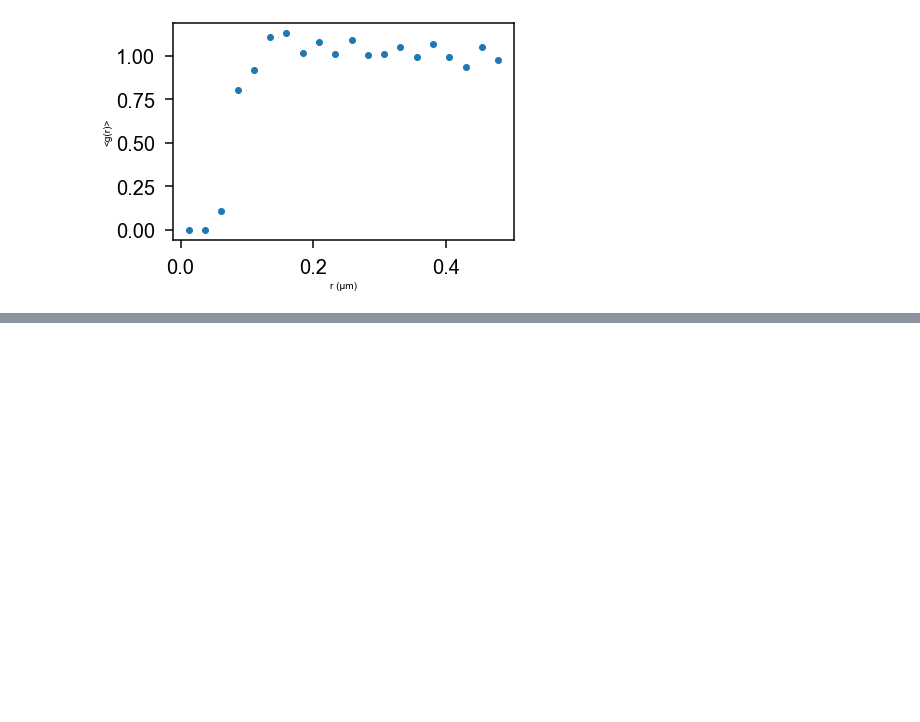
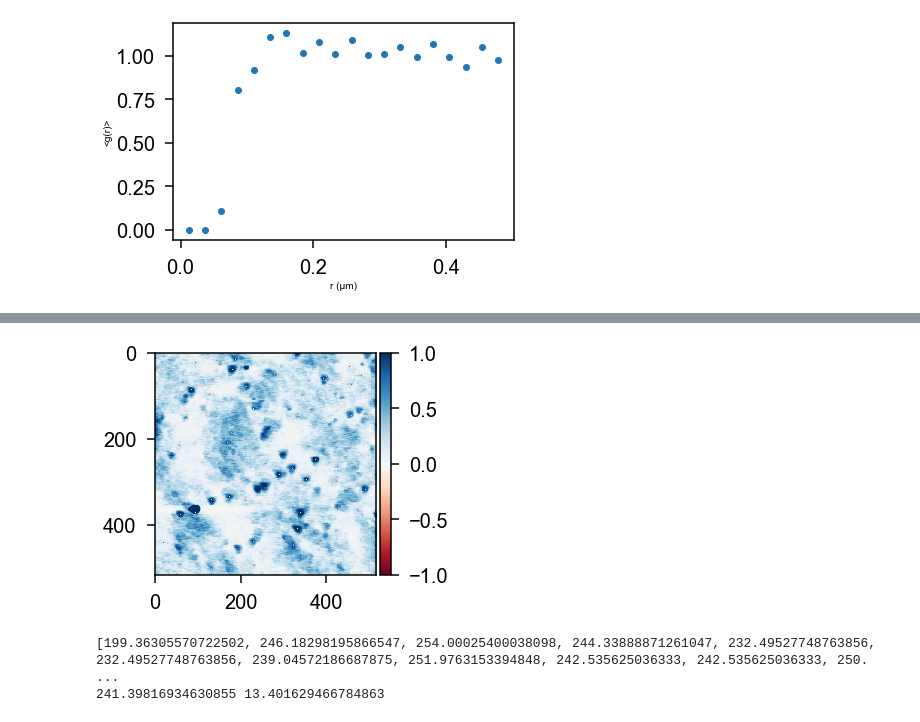
Before and after one commit to cmelab/QD-Paper-RDF, a Jupyter notebook: extract_qd_from_afm-86-Try2.ipynb, the cells around one changed output, grey strips where cells are left out. Drawn from its saved outputs; the diff is of its cells as text; code cells hidden in the pictures; blank space fills up the shorter version.

```diff
--- a/extract_qd_from_afm-86-Try2.ipynb
+++ b/extract_qd_from_afm-86-Try2.ipynb
@@ -69,0 +99,10 @@ plt.show()
+# %%
+dots=get_dots2("86/2j.tif",compare=True, microns =L, spacing=15)
+# %% [output]
+[figure, added]
+# %%
+print(R)
+print(np.mean(R),np.std(R))
+# %% [output]
+[199.36305570722502, 246.18298195866547, 254.00025400038098, 244.33888871261047, 232.49527748763856, 232.49527748763856, 239.04572186687875, 251.9763153394848, 242.535625036333, 242.535625036333, 250. ...
+241.39816934630855 13.401629466784863
```
Also changed, not shown: parts of 6 cells of this notebook, 1 other file.
